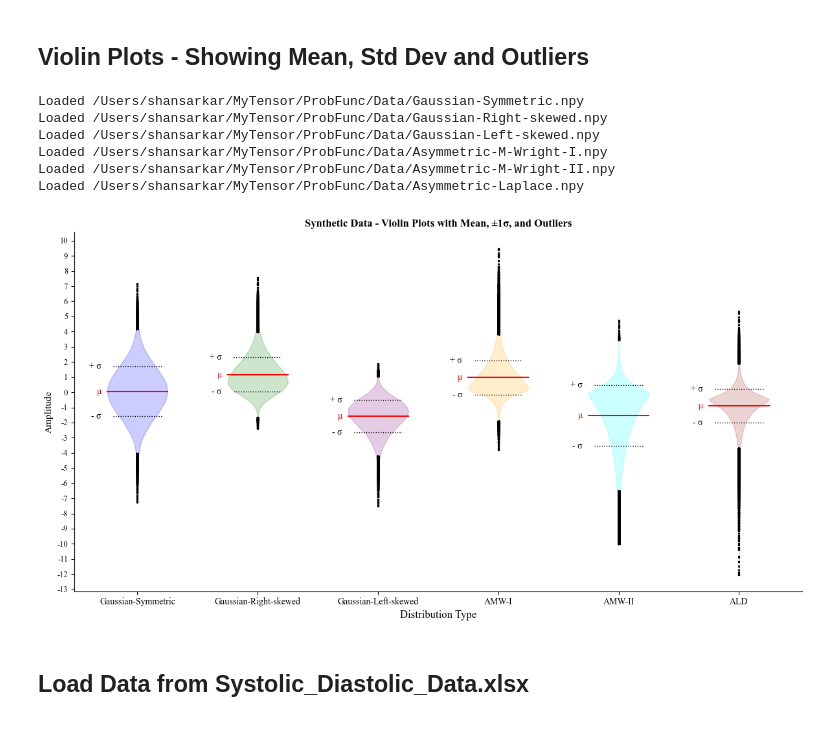
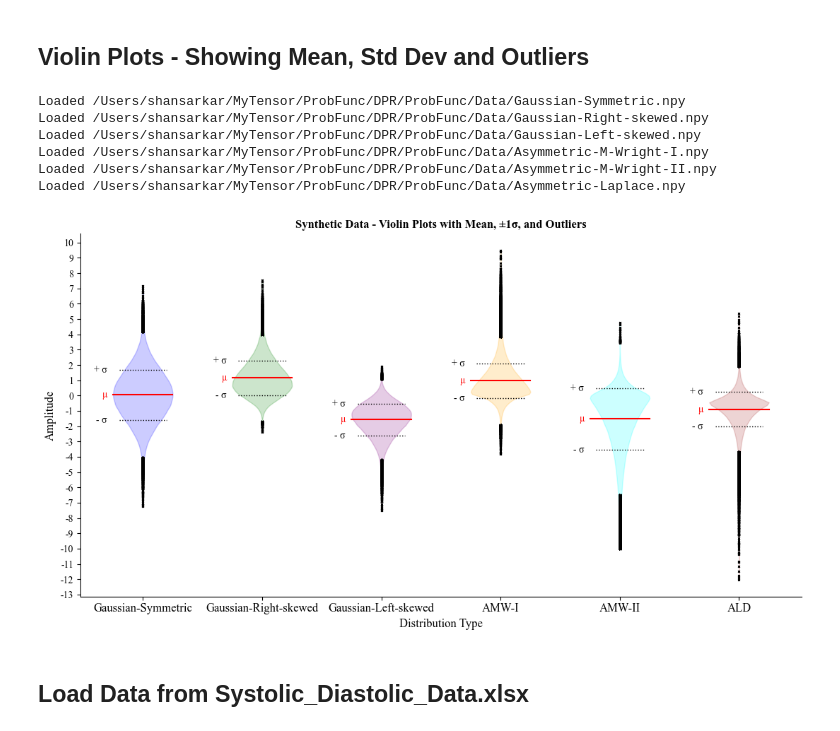
Before and after one commit to ShanSarkar75/DPR, a Jupyter notebook: ProbFunc/Code/ProbDistFuncAlgorithm_v0_0.ipynb, the cells around one changed output. Drawn from its saved outputs; the diff is of its cells as text; code cells hidden in the pictures.

```diff
--- a/ProbFunc/Code/ProbDistFuncAlgorithm_v0_0.ipynb
+++ b/ProbFunc/Code/ProbDistFuncAlgorithm_v0_0.ipynb
@@ -1115,7 +1135,7 @@ Distributions=DIST_USED[3:] # 3 Distributions Type from End
 PDF_Func_List = [Create_AWM_I_PDF, Create_AWM_II_PDF, AsymLaplacePDF]
 
 # Create 1 row and 3 columns of subplots
-fig, ax = plt.subplots(1, len(PDF_Func_List), figsize=(15, 4), sharey=True)   # 1 row, 3 columns
+fig, ax = plt.subplots(1, len(PDF_Func_List), figsize=(12.5, 3), sharey=True)   # 1 row, 3 columns
 
 yMax=0; # Initialize
 
@@ -1169,7 +1189,7 @@ for i in range(len(PDF_Func_List)):
     jsd=ComputeJSD(oPDF,pdf)
     mse=tf.reduce_mean(tf.square(oPDF - pdf))
     corr=ComputePearsonCorr(oPDF, pdf)
-    df = UpdateDf(df, Distributions[i], 'Histogram (HDE)', None, msTime, auc, jsd, mse, corr)
+    df = UpdateDf(df, Distributions[i], 'tHDE', None, msTime, auc, jsd, mse, corr)
     print(f'xHist:{X.shape} pdfHist:{pdf.shape} BinWidth:{BinWidth:.5f} ',
           f'msTime:{msTime:.2f} JSD: {jsd:.2f}  AUC: {auc:.2f} MSE:{mse:.3f} Corr:{corr:.3f}')
     #--------------------
@@ -1181,7 +1201,7 @@ for i in range(len(PDF_Func_List)):
                lw=0.1,
                ec='#dcdcdc',        # Very light gray edge color ec='gray',
                fc='#dcdcdc',        #'lightgray',
-               label='Histogram (HDE)')
+               label='tHDE')
     ##-----------------------------------------------------------
     del X, pdf, auc, jsd, mse, corr, start, end, msTime
 
@@ -1241,7 +1261,7 @@ for i in range(len(PDF_Func_List)):
     df = UpdateDf(df, Distributions[i], 'Pearson %d'%Type, None, msTime, auc, jsd, mse, corr)
     print(f'Norm:{x.shape} Norm pdf:{pdf.shape}  msTime:{msTime:.2f} ',
           f'JSD:{jsd:.2f} AUC:{auc:.2f}, MSE:{mse:.3f} Corr:{corr:.3f}')
-    ax[i].plot(x,pdf,lw=2, ls=':', c='navy', label='Pearson Dist.')
+    ax[i].plot(x,pdf,lw=2, ls=':', c='navy', label='Pearson %d'%Type)
     #-----------------------------------------------------
     del pdf, auc, jsd, mse, corr, start, end, msTime
     #------------------------------------------------------------
@@ -1278,10 +1298,10 @@ for i in range(len(PDF_Func_List)):
     jsd=ComputeJSD(oPDF,pdf)
     mse=tf.reduce_mean(tf.square(oPDF - pdf))
     corr=ComputePearsonCorr(oPDF, pdf)
-    df = UpdateDf(df, Distributions[i], 'Tensor-KDE', None, msTime, auc, jsd, mse, corr)
+    df = UpdateDf(df, Distributions[i], 'tKDE', None, msTime, auc, jsd, mse, corr)
     print(f'xKDE:{X.shape} pdfKDE:{pdf.shape}  msTime:{msTime:.2f} ',
           f'JSD:{jsd:.2f} AUC:{auc:.2f} MSE:{mse:.3f} Corr:{corr:.3f}')
-    ax[i].plot(X,pdf,lw=2, ls=':', c='k', label='Tensor-KDE')
+    ax[i].plot(X,pdf,lw=2, ls=':', c='k', label='tKDE')
     #------------------------------------------------------------
     del X, pdf, auc, jsd, mse, corr, start, end, msTime
     #***********************************************************
@@ -1293,12 +1313,12 @@ for i in range(len(PDF_Func_List)):
             print("Within DualPolyRegPDF() - using KDE()");
             ls='-.'; lw=1;
             ColorList=POLY_ORDER_COLORS[len(POLY_ORDERS):]
-            FuncLabel='DPR-KDE'
+            FuncLabel='DPR-tKDE'
         else:
             print("Within DualPolyRegPDF() - using HDE()")
             ls='--'; lw=2;
             ColorList=POLY_ORDER_COLORS[:len(POLY_ORDERS)+1]
-            FuncLabel='DPR-HDE'
+            FuncLabel='DPR-tHDE'
         print("************************************************")
         #-------------------------------------------------------
         # Dummy Call - to fix the timing calculation
@@ -1344,10 +1364,10 @@ for i in range(len(PDF_Func_List)):
             jsd=ComputeJSD(oPDF,pdf)
             mse=tf.reduce_mean(tf.square(oPDF - pdf))
             corr=ComputePearsonCorr(oPDF, pdf)
-            df = UpdateDf(df, Distributions[i],'%s (O=%d)'%(FuncLabel,Order), msTrain, msTime, auc, jsd,mse,corr)
+            df = UpdateDf(df, Distributions[i],'%s(%d)'%(FuncLabel,Order), msTrain, msTime, auc, jsd,mse,corr)
             print(f'pdfFunc:{pdf.shape}   msTrain:{msTrain:.2f} msTime:{msTime:.2f} ',
                   f'JSD:{jsd:.2f} AUC:{auc:.2f} MSE:{mse:.3f} Corr:{corr:.3f}')
-            ax[i].plot(x,pdf,lw=lw, ls=ls, c=Color, label='%s (O=%d)'%(FuncLabel,Order));
+            ax[i].plot(x,pdf,lw=lw, ls=ls, c=Color, label='%s(%d)'%(FuncLabel,Order));
             #----------------------------------------------------
             del pdf, start, end, msTime, msTrain, auc, jsd, mse, corr
     #------------------------------------------------------------
@@ -1375,11 +1395,17 @@ ax[0].set_ylabel("Probabilities (Density)", fontdict=FontNorm10)
 # Set Legend - Get handles and labels from only the last subplot
 handles, labels = ax[0].get_legend_handles_labels()
 # Find the index of 'HDE' in labels
-hde_index = labels.index('Histogram (HDE)')
+hde_index = labels.index('tHDE')
 # Update the color of the corresponding handle
 if isinstance(handles[hde_index], Line2D): handles[hde_index].set_color('gray')
 # Create a common legend using these handles/labels
-fig.legend(handles, labels,loc='upper center',ncol=8,fontsize='small',frameon=False,bbox_to_anchor=(0.5, 1.08))
+fig.legend(handles, labels,loc='upper center',ncol=8,fontsize='small',frameon=False,bbox_to_anchor=(0.5, 1.15))
+if SAVE_FILES:
+    # Save with high resolution (e.g., 600 dpi, PDF + PNG)
+    plt.savefig(FIG_SAVE_PATH+"Fig4.png",
+                dpi=600, bbox_inches="tight")
+    plt.savefig(FIG_SAVE_PATH+"Fig4.pdf",
+                bbox_inches="tight")
 plt.show()
 #------------------------------------------------------------
 # Display Dataframe
@@ -1555,7 +1602,7 @@ for DistName in DIST_USED:
     DataArrayList.append(S)
 
 # Setup figure
-fig, ax = plt.subplots(figsize=(12, 6.5))
+fig, ax = plt.subplots(figsize=(11, 6.1))
 
 # Create violin plots (split=False for vertical)
 parts = ax.violinplot(DataArrayList, showmeans=False, showmedians=False, showextrema=False)
@@ -1589,43 +1636,50 @@ for i, Arr in enumerate(DataArrayList, start=1):  # violinplot indices start at
     # Outliers (black 'x') beyond ±2.5σ
     outliers = Arr[(Arr < mean - 2.5*std) | (Arr > mean + 2.5*std)]
     ax.plot(np.full_like(outliers, i), outliers, 'x', color='k',markersize=2)
 
 # Axis and labels
 ax.set_xticks(range(1, len(DataArrayList) + 1))
 # Split into two lines
 #xTickLabels = [title for title in DIST_USED]
 
 
 xTickLabels = [
     "Gaussian-Symmetric",
     "Gaussian-Right-skewed",
     "Gaussian-Left-skewed",
     "AMW-I",
     "AMW-II",
     "ALD"
 ]
 
-ax.set_xticklabels(xTickLabels, rotation=0, ha='center', fontdict=FontNorm10)
+ax.set_xticklabels(xTickLabels, rotation=0, ha='center', fontdict=FontNorm12)
 ax.set_xlabel('Distribution Type', fontdict=FontNorm12)
 yMin=math.floor(np.amin(DataArrayList))
 yMax=math.ceil(np.amax(DataArrayList))+1
 yTicks=np.arange(yMin, yMax, dtype=int)
 ax.set_yticks(yTicks)
-ax.set_yticklabels(["%d"%t for t in yTicks], fontdict=FontNorm9)
-ax.set_ylabel('Amplitude', fontdict=FontNorm11)
+ax.set_yticklabels(["%d"%t for t in yTicks], fontdict=FontNorm10)
+ax.set_ylabel('Amplitude', fontdict=FontNorm12)
 ax.set_title('Synthetic Data - Violin Plots with Mean, ±1σ, and Outliers',fontdict=SubTitleFont)
 ax.spines[['top', 'right']].set_visible(False)
 
 plt.tight_layout()
+if SAVE_FILES:
+    # Save with high resolution (e.g., 600 dpi, PDF + PNG)
+    plt.savefig(FIG_SAVE_PATH+"Fig1.png",
+                dpi=600, bbox_inches="tight")
+    plt.savefig(FIG_SAVE_PATH+"Fig1.pdf",
+                bbox_inches="tight")
+
 plt.show()
 # %% [output]
-Loaded /Users/shansarkar/MyTensor/ProbFunc/Data/Gaussian-Symmetric.npy
-Loaded /Users/shansarkar/MyTensor/ProbFunc/Data/Gaussian-Right-skewed.npy
-Loaded /Users/shansarkar/MyTensor/ProbFunc/Data/Gaussian-Left-skewed.npy
-Loaded /Users/shansarkar/MyTensor/ProbFunc/Data/Asymmetric-M-Wright-I.npy
-Loaded /Users/shansarkar/MyTensor/ProbFunc/Data/Asymmetric-M-Wright-II.npy
-Loaded /Users/shansarkar/MyTensor/ProbFunc/Data/Asymmetric-Laplace.npy
+Loaded /Users/shansarkar/MyTensor/ProbFunc/DPR/ProbFunc/Data/Gaussian-Symmetric.npy
+Loaded /Users/shansarkar/MyTensor/ProbFunc/DPR/ProbFunc/Data/Gaussian-Right-skewed.npy
+Loaded /Users/shansarkar/MyTensor/ProbFunc/DPR/ProbFunc/Data/Gaussian-Left-skewed.npy
+Loaded /Users/shansarkar/MyTensor/ProbFunc/DPR/ProbFunc/Data/Asymmetric-M-Wright-I.npy
+Loaded /Users/shansarkar/MyTensor/ProbFunc/DPR/ProbFunc/Data/Asymmetric-M-Wright-II.npy
+Loaded /Users/shansarkar/MyTensor/ProbFunc/DPR/ProbFunc/Data/Asymmetric-Laplace.npy
-[figure, old version]
+[figure, new version]
 # %% [markdown]
 ## Load Data from Systolic_Diastolic_Data.xlsx
 # %%
```
Also changed, not shown: parts of 12 cells of this notebook.
